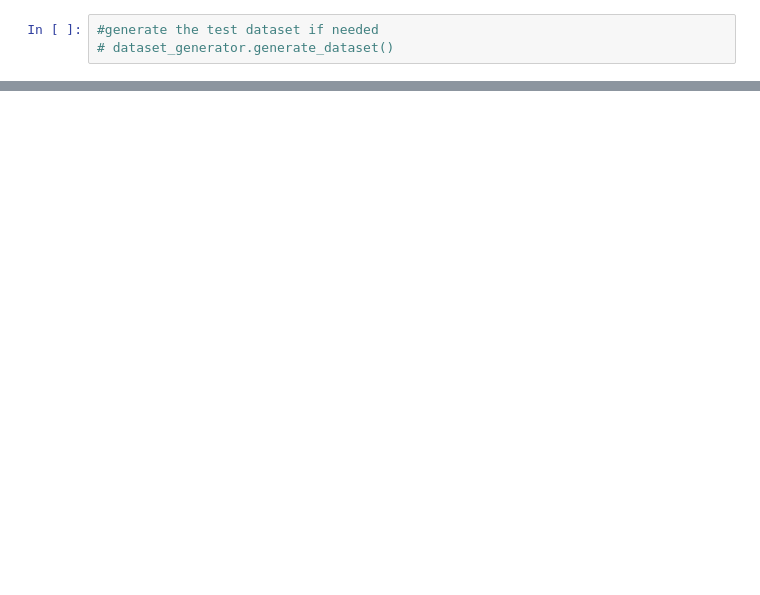
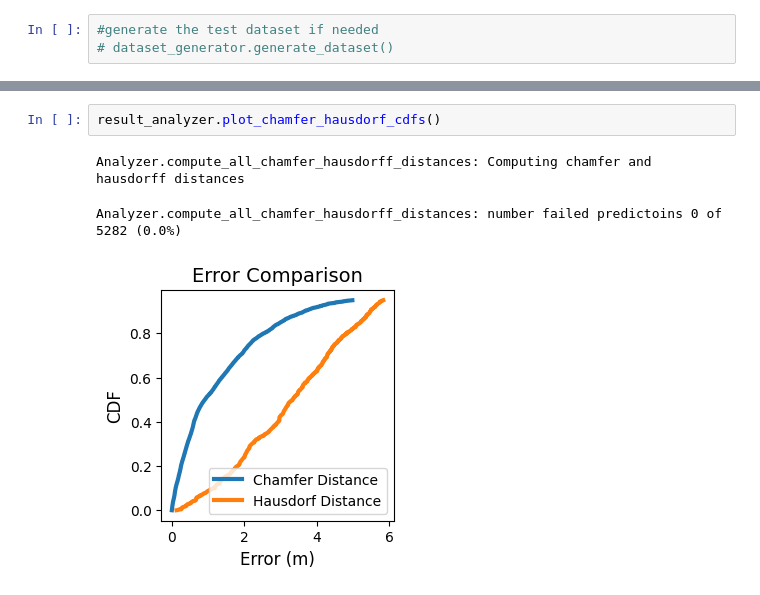
Before and after one commit to cpsl-research/radar-dev, a Jupyter notebook: Notebooks/view_results.ipynb, the cells around one changed output, grey strips where cells are left out. Drawn from its saved outputs; the diff is of its cells as text; blank space fills up the shorter version.

```diff
--- a/Notebooks/view_results.ipynb
+++ b/Notebooks/view_results.ipynb
@@ -102,0 +103,6 @@ result_viewer.view_result(sample_idx=50)
+# %%
+result_analyzer.plot_chamfer_hausdorf_cdfs()
+# %% [output]
+Analyzer.compute_all_chamfer_hausdorff_distances: Computing chamfer and hausdorff distances
+Analyzer.compute_all_chamfer_hausdorff_distances: number failed predictoins 0 of 5282 (0.0%)
+[figure, added]
```
Also changed, not shown: parts of 4 cells of this notebook, 8 other files.
